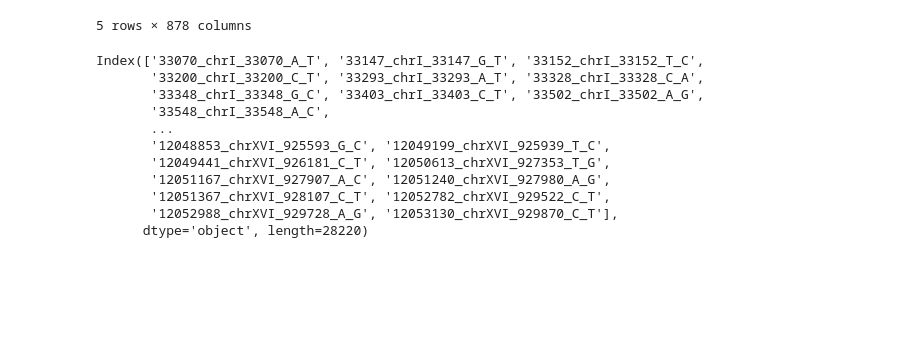
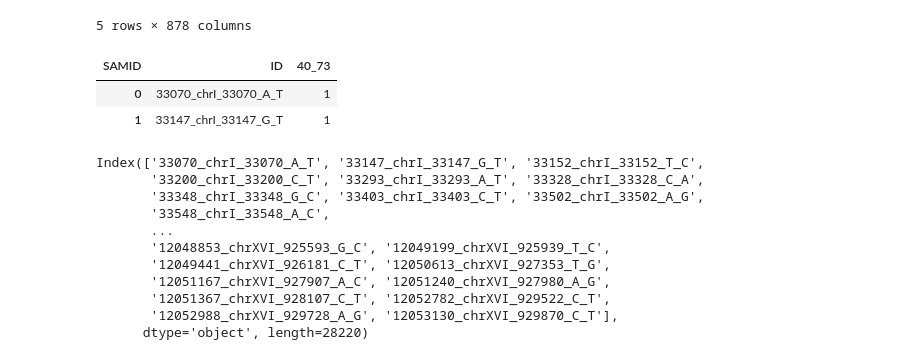
Before and after one commit to shilab/STI, a Jupyter notebook: STI V1.1.ipynb, the cells around one changed output. Saved outputs shown, nothing was run; the diff lists cells and outputs as text; code cells hidden in the pictures; blank space fills up the shorter version.

```diff
--- a/STI V1.1.ipynb
+++ b/STI V1.1.ipynb
@@ -455,6 +447,12 @@ dff.head()
 | 3 | 33200_chrI_33200_C_T | 1 | 1 | 2 | 2 | 1 | 2 | 1 | 1 | 2 | ... | ... |
 | 4 | 33293_chrI_33293_A_T | 1 | 1 | 2 | 2 | 1 | 2 | 1 | 1 | 2 | ... | ... |
 5 rows × 878 columns
+# %%
+dff.iloc[:2, :2]
+# %% [output]
+| SAMID | ID | 40_73 |
+| 0 | 33070_chrI_33070_A_T | 1 |
+| 1 | 33147_chrI_33147_G_T | 1 |
 # %%
 dff.index
 # %% [output]
```
Also changed, not shown: parts of 1 cell of this notebook.
